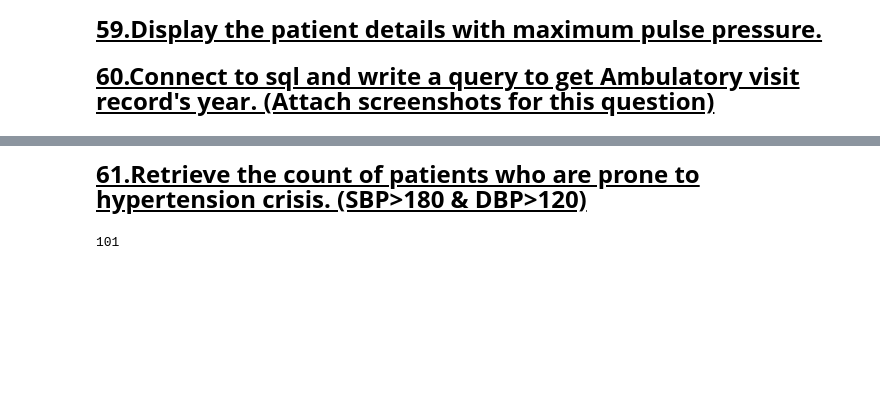
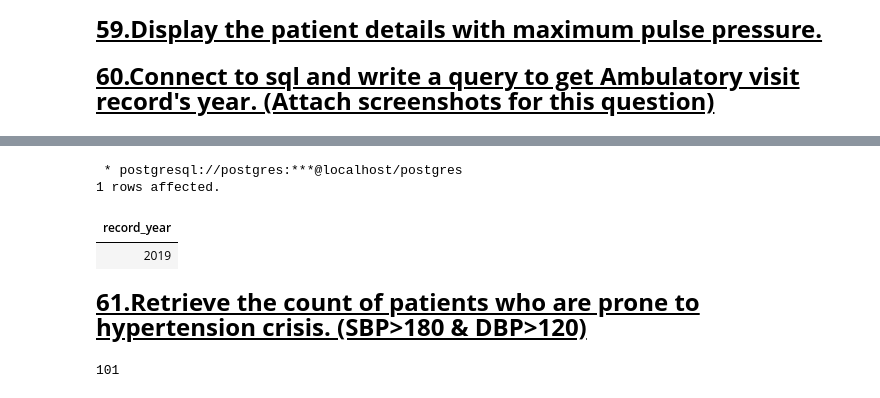
Before and after one commit to JyotsnaSusan/5Py, a Jupyter notebook: 5Py_FinalQuestions.ipynb, the cells around one changed output, grey strips where cells are left out. Drawn from its saved outputs; the diff is of its cells as text; code cells hidden in the pictures; blank space fills up the shorter version.

```diff
--- a/5Py_FinalQuestions.ipynb
+++ b/5Py_FinalQuestions.ipynb
@@ -643,3 +624,12 @@ Record Year: 2019.0
+# %%
+%%sql
+
+SELECT DISTINCT EXTRACT(YEAR FROM "Ambulatory"."DateofVisit") AS Record_Year FROM public."Ambulatory"
+# %% [output]
+ * postgresql://postgres:***@localhost/postgres
+1 rows affected.
+| record_year |
+| 2019 |
 # %% [markdown]
 <font size="5"><b><u>61.Retrieve the count of patients who are prone to hypertension crisis. (SBP>180 & DBP>120)</u></b></font>
 # %%
```
Also changed, not shown: parts of 6 cells of this notebook, 1 other file.
